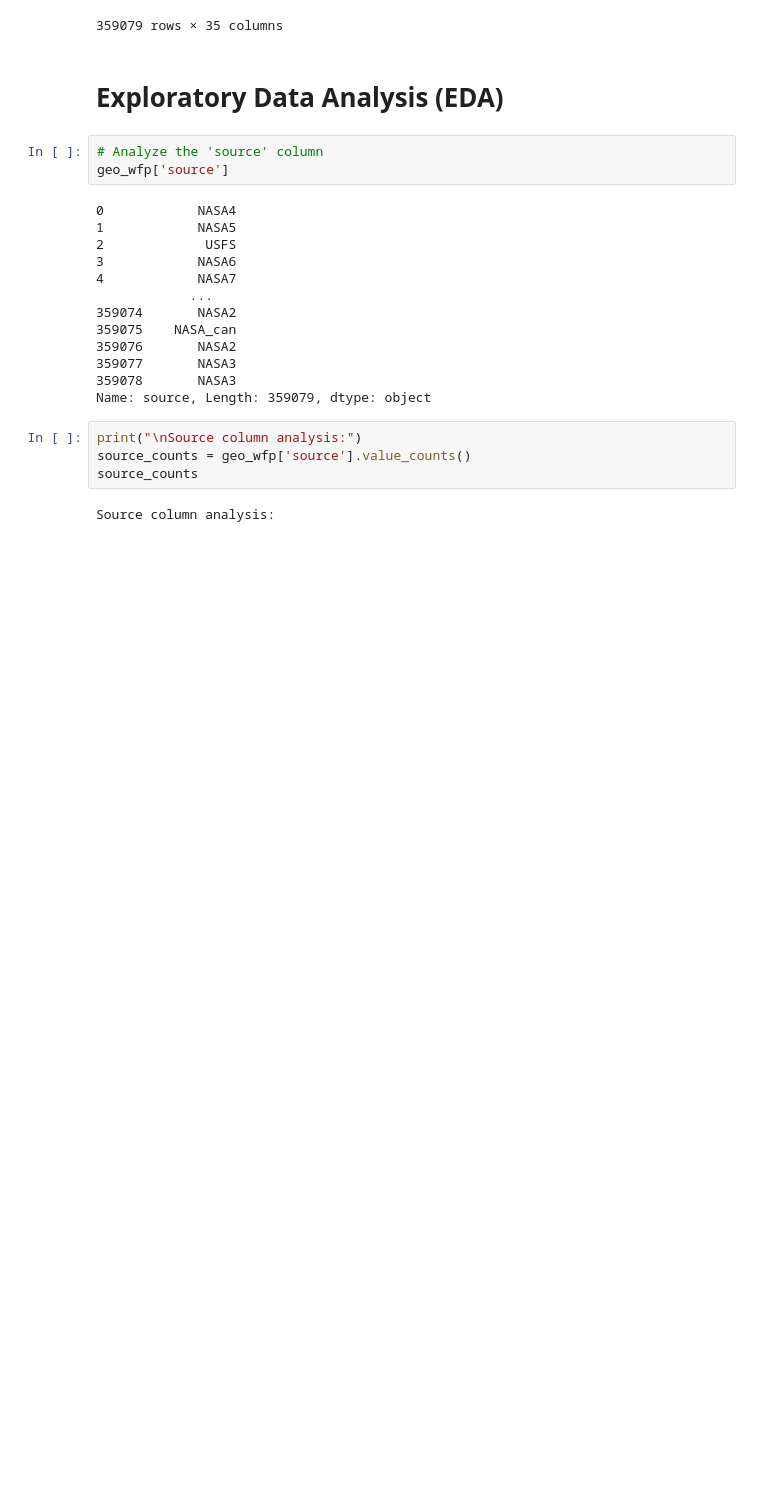
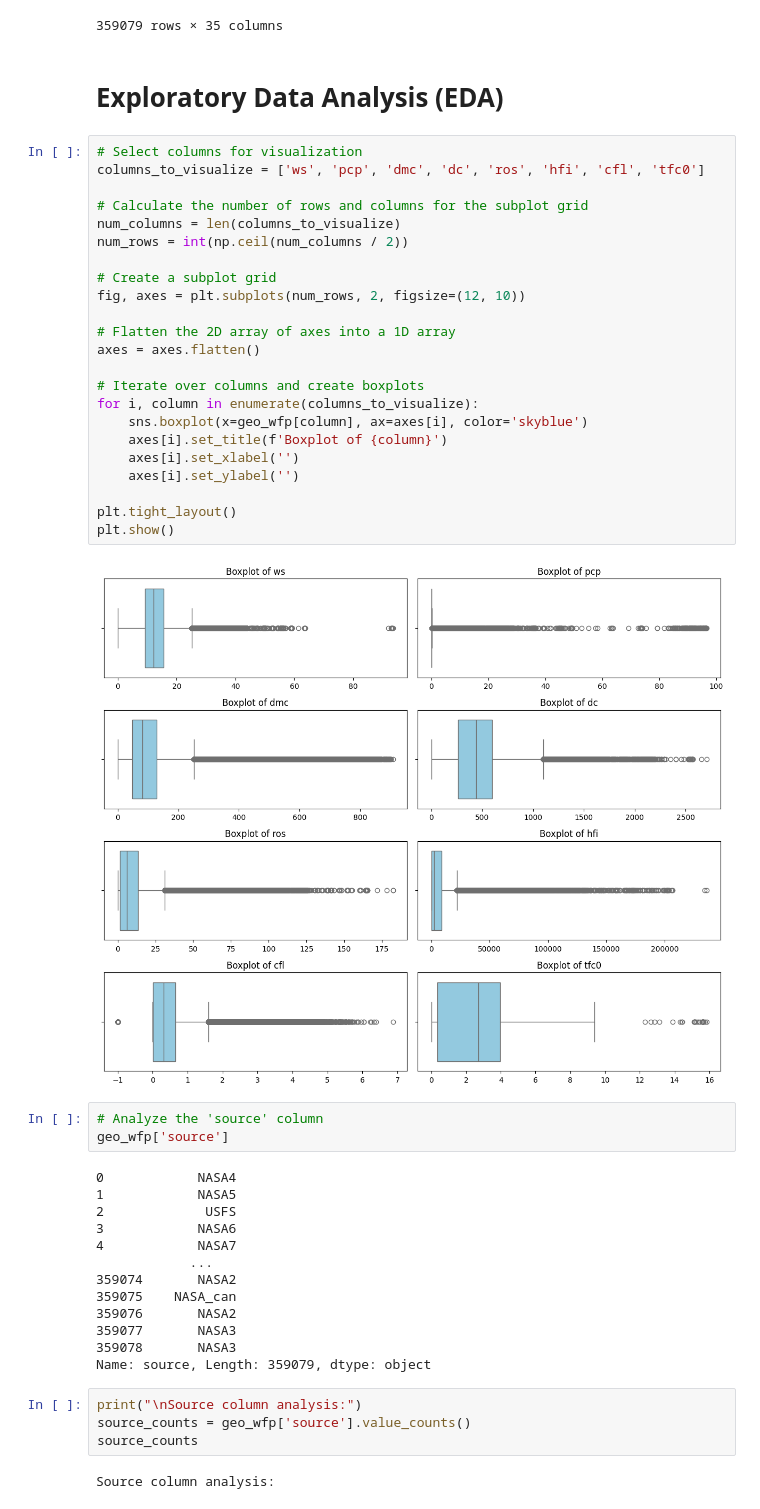
Before and after one commit to Big-Data-Capstone-S2024/WildFireSimulation, a Jupyter notebook: wildfireprediction_datacleaning.ipynb, the cells around one changed output. Saved outputs shown, nothing was run; the diff lists cells and outputs as text; blank space fills up the shorter version.

```diff
--- a/wildfireprediction_datacleaning.ipynb
+++ b/wildfireprediction_datacleaning.ipynb
@@ -266,6 +259,31 @@ geo_wfp
 359079 rows × 35 columns
 # %% [markdown]
 # **Exploratory Data Analysis (EDA)**
+# %%
+# Select columns for visualization
+columns_to_visualize = ['ws', 'pcp', 'dmc', 'dc', 'ros', 'hfi', 'cfl', 'tfc0']
+
+# Calculate the number of rows and columns for the subplot grid
+num_columns = len(columns_to_visualize)
+num_rows = int(np.ceil(num_columns / 2))
+
+# Create a subplot grid
+fig, axes = plt.subplots(num_rows, 2, figsize=(12, 10))
+
+# Flatten the 2D array of axes into a 1D array
+axes = axes.flatten()
+
+# Iterate over columns and create boxplots
+for i, column in enumerate(columns_to_visualize):
+    sns.boxplot(x=geo_wfp[column], ax=axes[i], color='skyblue')
+    axes[i].set_title(f'Boxplot of {column}')
+    axes[i].set_xlabel('')
+    axes[i].set_ylabel('')
+
+plt.tight_layout()
+plt.show()
+# %% [output]
+[figure, added]
 # %%
 # Analyze the 'source' column
 geo_wfp['source']
```
Also changed, not shown: parts of 3 cells of this notebook, 1 other file.
